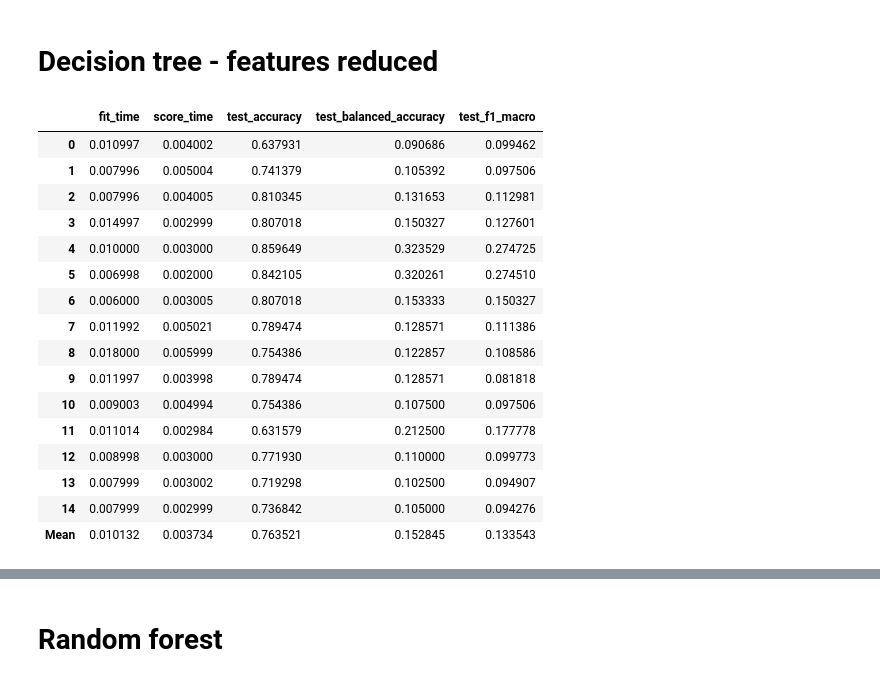
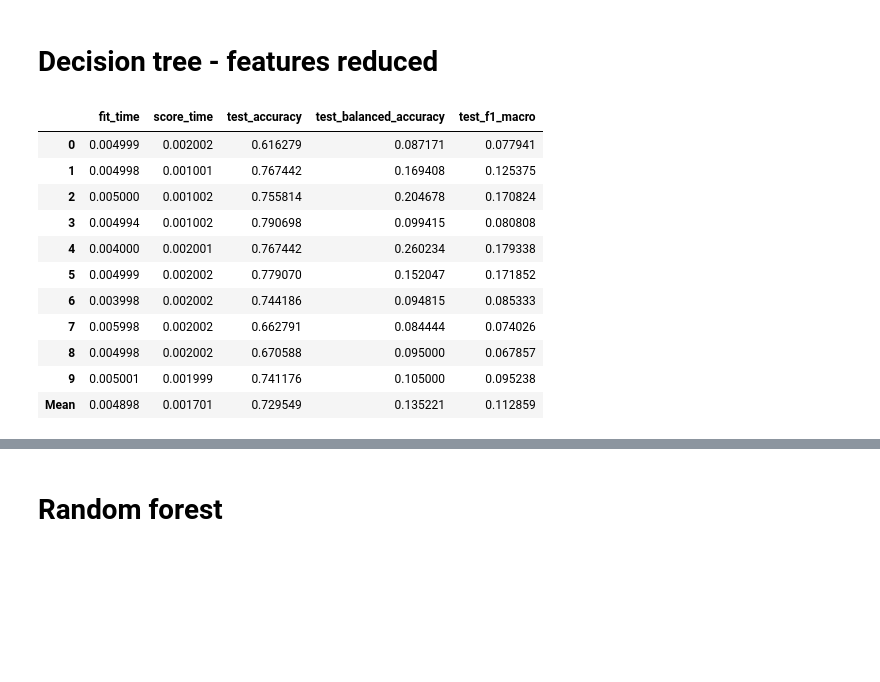
Before and after one commit to MatusPilnan/oznal-projekt-2020, a Jupyter notebook: oznal.ipynb, the cells around one changed output, grey strips where cells are left out. Cells and saved outputs as stored; diff of their text form; code cells hidden in the pictures; blank space fills up the shorter version.

```diff
--- a/oznal.ipynb
+++ b/oznal.ipynb
@@ -308,28 +305,23 @@ def remove_correlating(data, corr_threshold=0.7):
 # %%
 from sklearn.feature_selection import VarianceThreshold
 selector = VarianceThreshold()
 transformed_x = selector.fit_transform(X_train, y_train)
 model.fit(transformed_x, y_train)
-scores = pd.DataFrame(cross_validate(model, selector.transform(X), y['label'], scoring=['accuracy', 'balanced_accuracy', 'f1_macro'], cv=15))
+scores = pd.DataFrame(cross_validate(model, selector.transform(X), y['label'], scoring=['accuracy', 'balanced_accuracy', 'f1_macro'], cv=10))
 scores.append(scores.mean().rename('Mean'))
 # %% [output]
 |  | fit_time | score_time | test_accuracy | test_balanced_accuracy | test_f1_macro |
-| 0 | 0.010997 | 0.004002 | 0.637931 | 0.090686 | 0.099462 |
-| 1 | 0.007996 | 0.005004 | 0.741379 | 0.105392 | 0.097506 |
-| 2 | 0.007996 | 0.004005 | 0.810345 | 0.131653 | 0.112981 |
-| 3 | 0.014997 | 0.002999 | 0.807018 | 0.150327 | 0.127601 |
-| 4 | 0.010000 | 0.003000 | 0.859649 | 0.323529 | 0.274725 |
-| 5 | 0.006998 | 0.002000 | 0.842105 | 0.320261 | 0.274510 |
-| 6 | 0.006000 | 0.003005 | 0.807018 | 0.153333 | 0.150327 |
-| 7 | 0.011992 | 0.005021 | 0.789474 | 0.128571 | 0.111386 |
-| 8 | 0.018000 | 0.005999 | 0.754386 | 0.122857 | 0.108586 |
-| 9 | 0.011997 | 0.003998 | 0.789474 | 0.128571 | 0.081818 |
-| 10 | 0.009003 | 0.004994 | 0.754386 | 0.107500 | 0.097506 |
-| 11 | 0.011014 | 0.002984 | 0.631579 | 0.212500 | 0.177778 |
-| 12 | 0.008998 | 0.003000 | 0.771930 | 0.110000 | 0.099773 |
-| 13 | 0.007999 | 0.003002 | 0.719298 | 0.102500 | 0.094907 |
-| 14 | 0.007999 | 0.002999 | 0.736842 | 0.105000 | 0.094276 |
-| Mean | 0.010132 | 0.003734 | 0.763521 | 0.152845 | 0.133543 |
+| 0 | 0.004999 | 0.002002 | 0.616279 | 0.087171 | 0.077941 |
+| 1 | 0.004998 | 0.001001 | 0.767442 | 0.169408 | 0.125375 |
+| 2 | 0.005000 | 0.001002 | 0.755814 | 0.204678 | 0.170824 |
+| 3 | 0.004994 | 0.001002 | 0.790698 | 0.099415 | 0.080808 |
+| 4 | 0.004000 | 0.002001 | 0.767442 | 0.260234 | 0.179338 |
+| 5 | 0.004999 | 0.002002 | 0.779070 | 0.152047 | 0.171852 |
+| 6 | 0.003998 | 0.002002 | 0.744186 | 0.094815 | 0.085333 |
+| 7 | 0.005998 | 0.002002 | 0.662791 | 0.084444 | 0.074026 |
+| 8 | 0.004998 | 0.002002 | 0.670588 | 0.095000 | 0.067857 |
+| 9 | 0.005001 | 0.001999 | 0.741176 | 0.105000 | 0.095238 |
+| Mean | 0.004898 | 0.001701 | 0.729549 | 0.135221 | 0.112859 |
 # %%
 X.loc[:, ~selector.get_support()]
 # %% [output]
```
Also changed, not shown: parts of 15 cells of this notebook.
